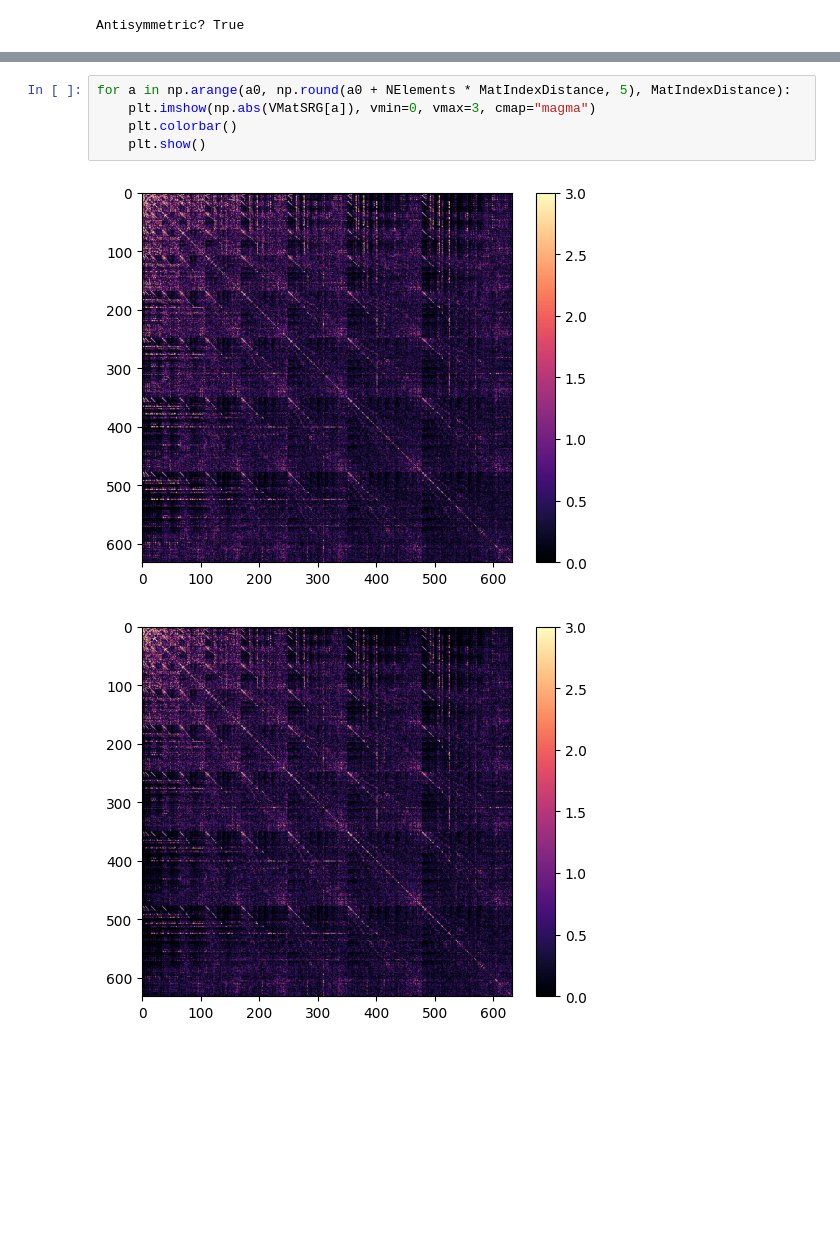
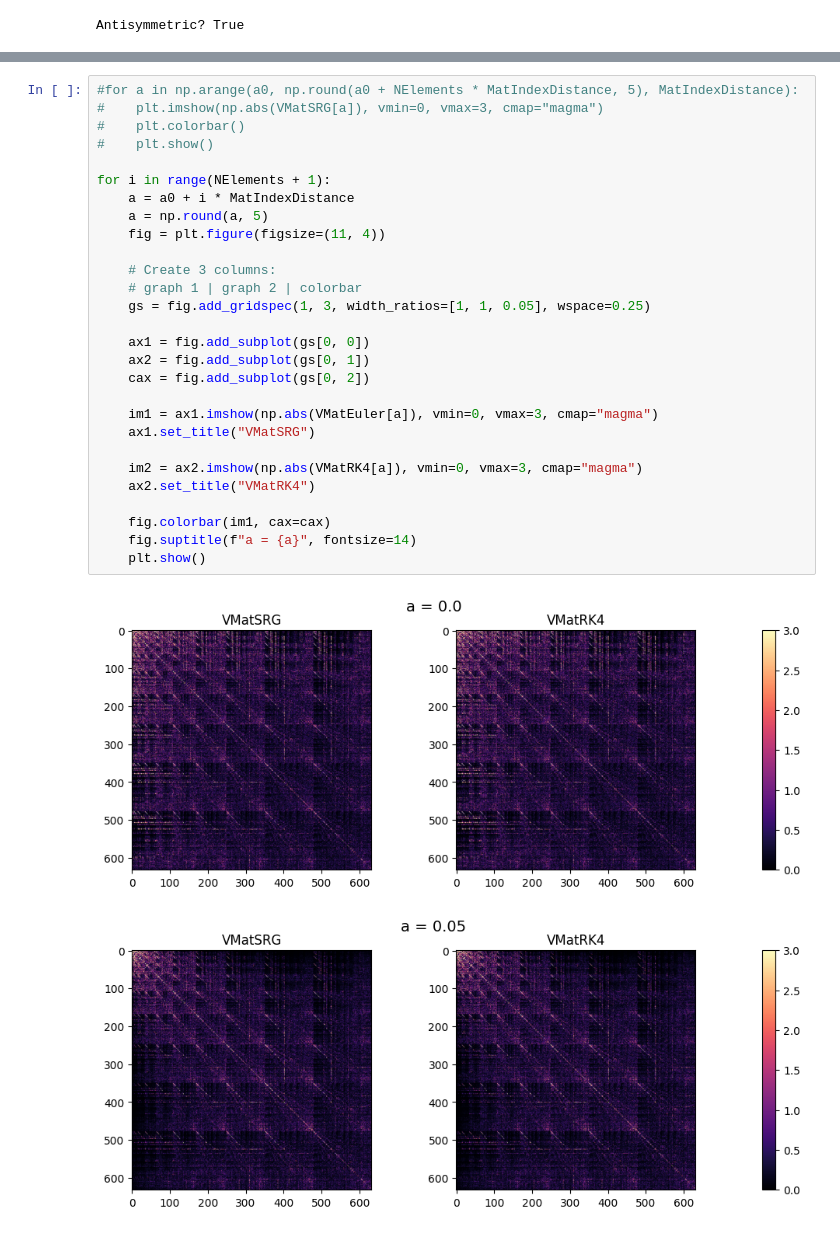
Before and after one commit to enigma7889/Numerical_project, a Jupyter notebook: triton.ipynb, the cells around one changed output, grey strips where cells are left out. Saved outputs shown, nothing was run; the diff lists cells and outputs as text; blank space fills up the shorter version.

```diff
--- a/triton.ipynb
+++ b/triton.ipynb
@@ -79,8 +107,31 @@ for a in np.arange(a0, np.round(a0 + NElements * MatIndexDistance, 5), MatIndexD
 # %%
-for a in np.arange(a0, np.round(a0 + NElements * MatIndexDistance, 5), MatIndexDistance):
-    plt.imshow(np.abs(VMatSRG[a]), vmin=0, vmax=3, cmap="magma")
-    plt.colorbar()
+#for a in np.arange(a0, np.round(a0 + NElements * MatIndexDistance, 5), MatIndexDistance):
+#    plt.imshow(np.abs(VMatSRG[a]), vmin=0, vmax=3, cmap="magma")
+#    plt.colorbar()
+#    plt.show()
+
+for i in range(NElements + 1):
+    a = a0 + i * MatIndexDistance
+    a = np.round(a, 5)
+    fig = plt.figure(figsize=(11, 4))
+
+    # Create 3 columns:
+    # graph 1 | graph 2 | colorbar
+    gs = fig.add_gridspec(1, 3, width_ratios=[1, 1, 0.05], wspace=0.25)
+
+    ax1 = fig.add_subplot(gs[0, 0])
+    ax2 = fig.add_subplot(gs[0, 1])
+    cax = fig.add_subplot(gs[0, 2])
+
+    im1 = ax1.imshow(np.abs(VMatEuler[a]), vmin=0, vmax=3, cmap="magma")
+    ax1.set_title("VMatSRG")
+
+    im2 = ax2.imshow(np.abs(VMatRK4[a]), vmin=0, vmax=3, cmap="magma")
+    ax2.set_title("VMatRK4")
+
+    fig.colorbar(im1, cax=cax)
+    fig.suptitle(f"a = {a}", fontsize=14)
     plt.show()
 # %% [output]
-[figure, old version]
+[figure, new version]
-[figure, old version]
+[figure, new version]
```
Also changed, not shown: parts of 5 cells of this notebook.
